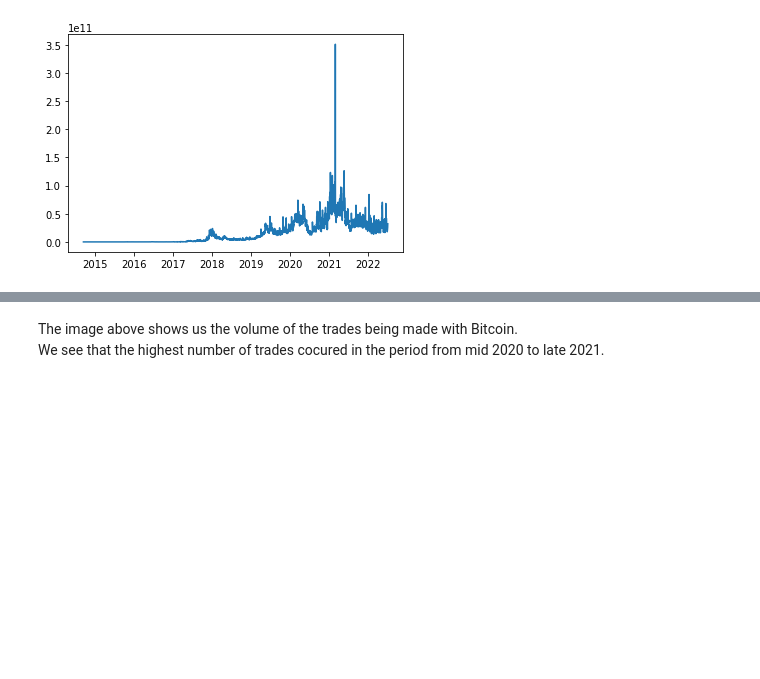
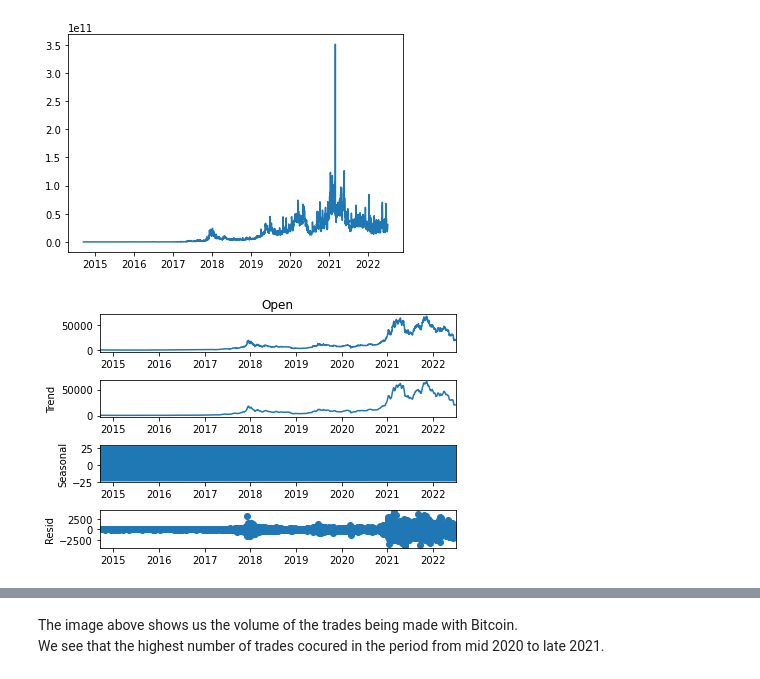
Before and after one commit to andromeda360/research-ds-use-cases, a Jupyter notebook: btc_price_usecase/EDA.ipynb, the cells around one changed output, grey strips where cells are left out. Drawn from its saved outputs; the diff is of its cells as text; code cells hidden in the pictures; blank space fills up the shorter version.

```diff
--- a/btc_price_usecase/EDA.ipynb
+++ b/btc_price_usecase/EDA.ipynb
@@ -186,3 +185,8 @@ plt.plot(data["Volume"])
 # %% [output]
 [<matplotlib.lines.Line2D at 0x...>]
 [figure]
+# %%
+results = seasonal_decompose(data['Open'])
+results.plot();
+# %% [output]
+[figure, added]
```
Also changed, not shown: parts of 7 cells of this notebook, 8 other files.
